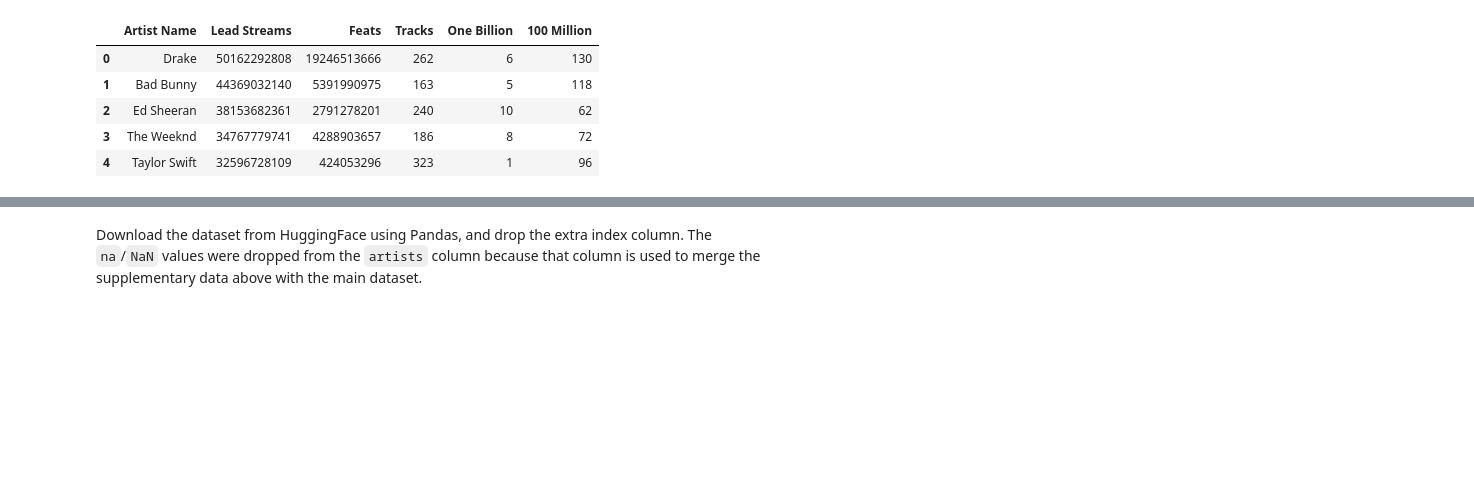
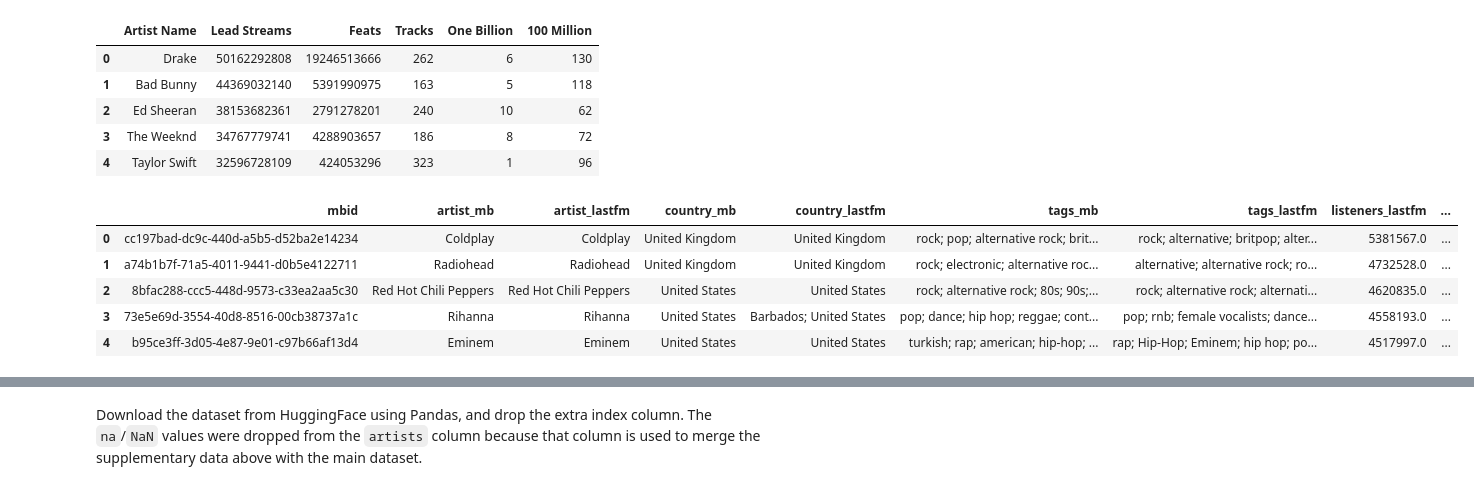
Before and after one commit to ethanc-ec/BA476-Project, a Jupyter notebook: code/project.ipynb, the cells around one changed output, grey strips where cells are left out. Saved outputs shown, nothing was run; the diff lists cells and outputs as text; code cells hidden in the pictures; blank space fills up the shorter version.

```diff
--- a/code/project.ipynb
+++ b/code/project.ipynb
@@ -41,5 +43,18 @@ artist_stats.head()
 | 3 | The Weeknd | 34767779741 | 4288903657 | 186 | 8 | 72 |
 | 4 | Taylor Swift | 32596728109 | 424053296 | 323 | 1 | 96 |
 # %%
-path = kagglehub.dataset_download("pieca111/music-artists-popularity")
-art_pop = pd.read_csv(path + "/artists.csv", low_memory=False)
+if Path("data/artists.csv").exists():
+    art_pop = pd.read_csv("data/artists.csv", low_memory=False)
+else:
+    path = kagglehub.dataset_download("pieca111/music-artists-popularity")
+    art_pop = pd.read_csv(path + "/artists.csv", low_memory=False)
+    art_pop.to_csv("data/artists.csv", index=False)
+
+art_pop.head()
+# %% [output]
+|  | mbid | artist_mb | artist_lastfm | country_mb | country_lastfm | tags_mb | tags_lastfm | listeners_lastfm | ... |
+| 0 | cc197bad-dc9c-440d-a5b5-d52ba2e14234 | Coldplay | Coldplay | United Kingdom | United Kingdom | rock; pop; alternative rock; brit... | rock; alternative; britpop; alter... | 5381567.0 | ... |
+| 1 | a74b1b7f-71a5-4011-9441-d0b5e4122711 | Radiohead | Radiohead | United Kingdom | United Kingdom | rock; electronic; alternative roc... | alternative; alternative rock; ro... | 4732528.0 | ... |
+| 2 | 8bfac288-ccc5-448d-9573-c33ea2aa5c30 | Red Hot Chili Peppers | Red Hot Chili Peppers | United States | United States | rock; alternative rock; 80s; 90s;... | rock; alternative rock; alternati... | 4620835.0 | ... |
+| 3 | 73e5e69d-3554-40d8-8516-00cb38737a1c | Rihanna | Rihanna | United States | Barbados; United States | pop; dance; hip hop; reggae; cont... | pop; rnb; female vocalists; dance... | 4558193.0 | ... |
+| 4 | b95ce3ff-3d05-4e87-9e01-c97b66af13d4 | Eminem | Eminem | United States | United States | turkish; rap; american; hip-hop; ... | rap; Hip-Hop; Eminem; hip hop; po... | 4517997.0 | ... |
```
Also changed, not shown: parts of 18 cells of this notebook, 2 other files.
